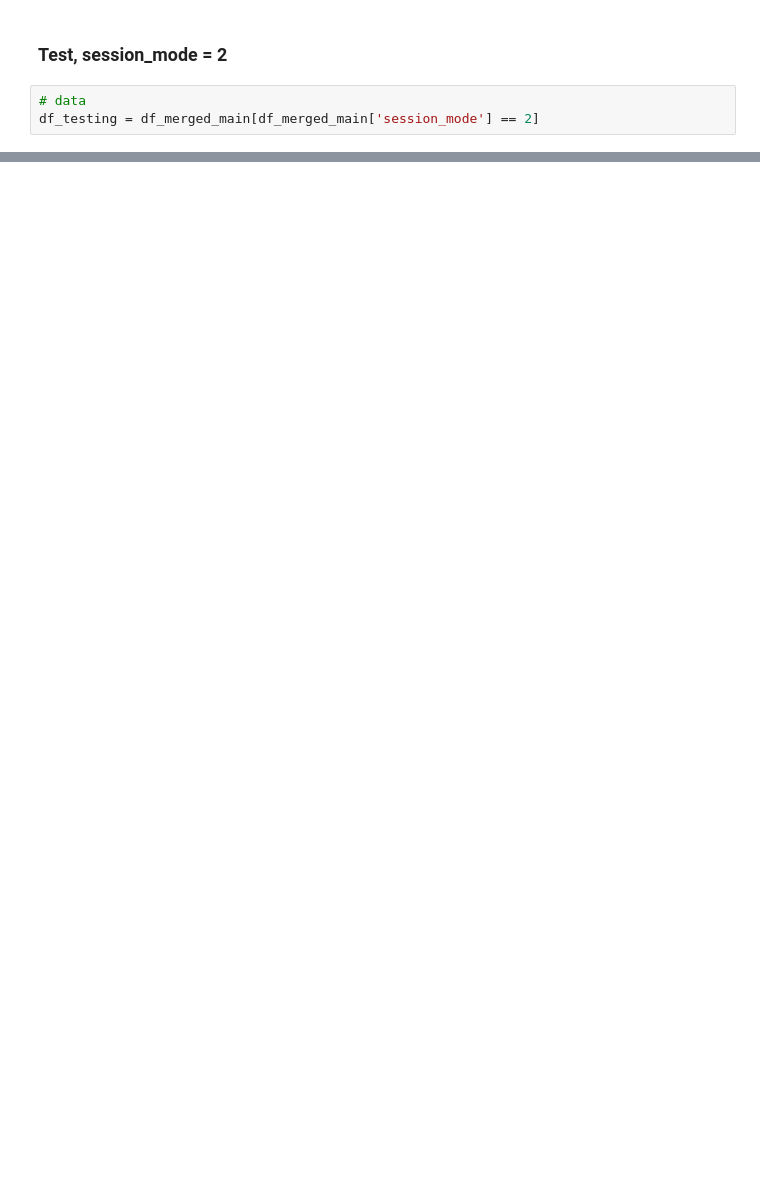
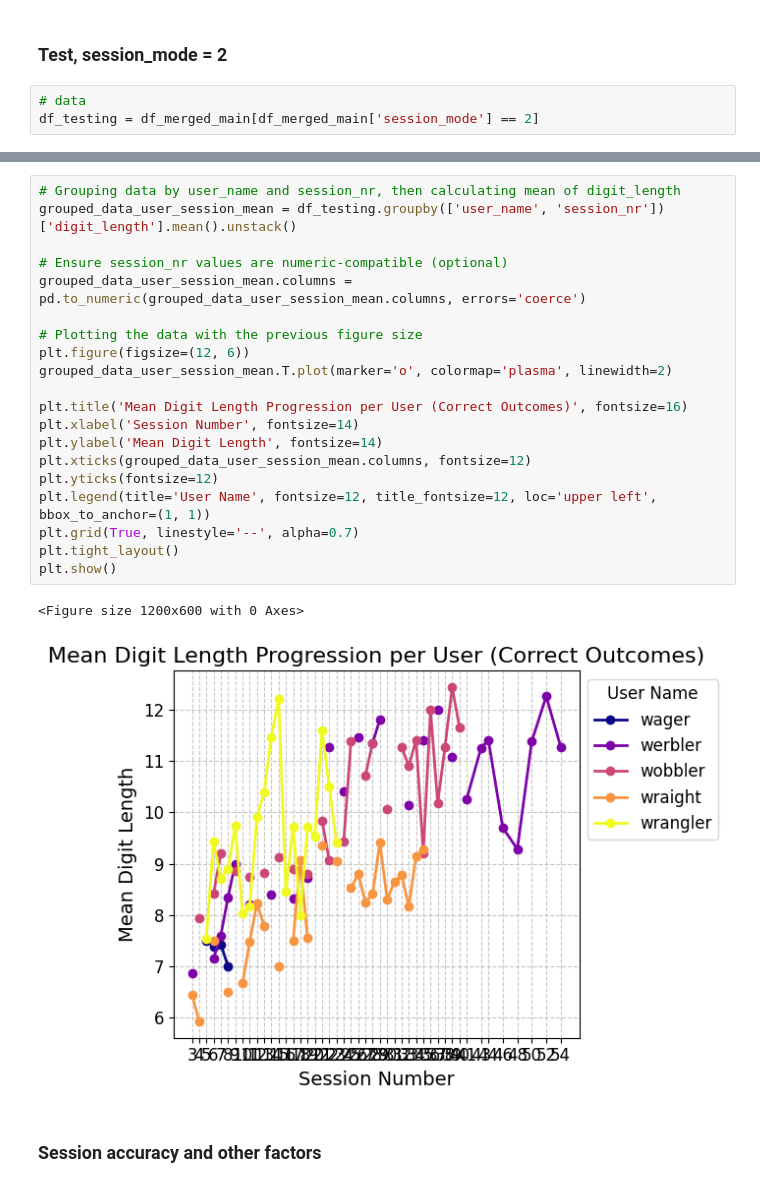
Before and after one commit to Faufreluche/Digit_Span_Trainer, a Jupyter notebook: results_analysis.ipynb, the cells around one changed output, grey strips where cells are left out. Cells and saved outputs as stored; diff of their text form; blank space fills up the shorter version.

```diff
--- a/results_analysis.ipynb
+++ b/results_analysis.ipynb
@@ -347,0 +427,25 @@ plt.show()
+# %%
+# Grouping data by user_name and session_nr, then calculating mean of digit_length
+grouped_data_user_session_mean = df_testing.groupby(['user_name', 'session_nr'])['digit_length'].mean().unstack()
+
+# Ensure session_nr values are numeric-compatible (optional)
+grouped_data_user_session_mean.columns = pd.to_numeric(grouped_data_user_session_mean.columns, errors='coerce')
+
+# Plotting the data with the previous figure size
+plt.figure(figsize=(12, 6))
+grouped_data_user_session_mean.T.plot(marker='o', colormap='plasma', linewidth=2)
+
+plt.title('Mean Digit Length Progression per User (Correct Outcomes)', fontsize=16)
+plt.xlabel('Session Number', fontsize=14)
+plt.ylabel('Mean Digit Length', fontsize=14)
+plt.xticks(grouped_data_user_session_mean.columns, fontsize=12)
+plt.yticks(fontsize=12)
+plt.legend(title='User Name', fontsize=12, title_fontsize=12, loc='upper left', bbox_to_anchor=(1, 1))
+plt.grid(True, linestyle='--', alpha=0.7)
+plt.tight_layout()
+plt.show()
+# %% [output]
+<Figure size 1200x600 with 0 Axes>
+[figure, added]
+# %% [markdown]
+### Session accuracy and other factors
```
Also changed, not shown: parts of 17 cells of this notebook, 1 other file.
